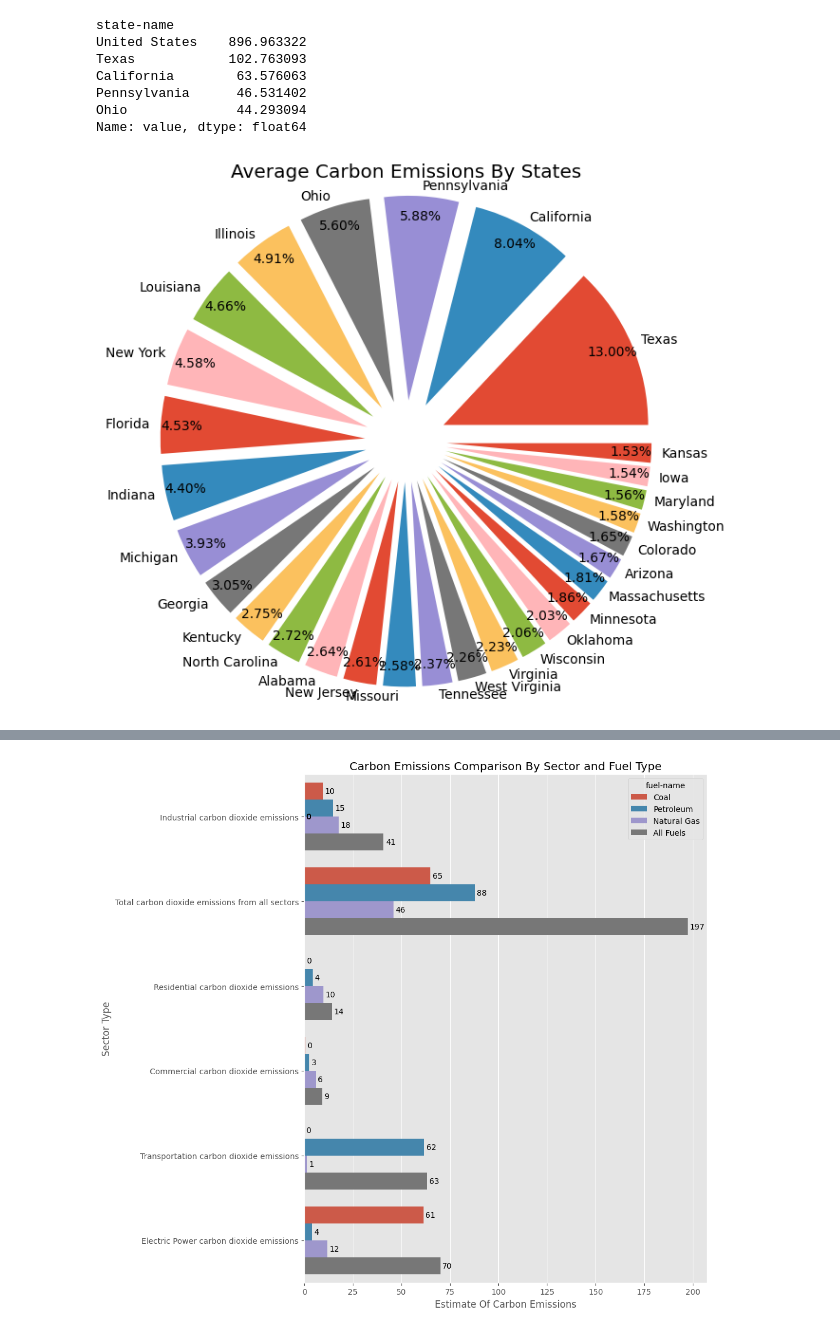
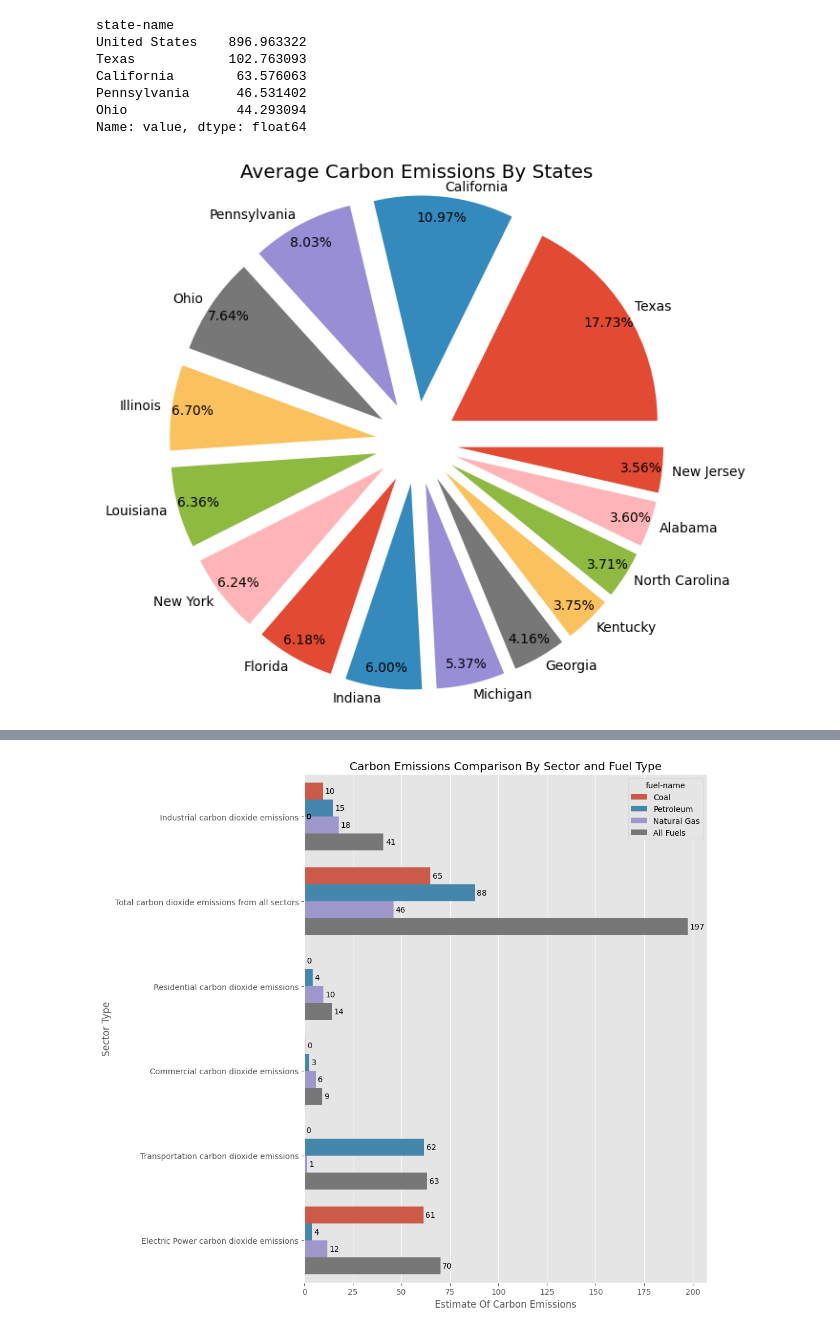
Before and after one commit to houssinekhlif/Project-1, a Jupyter notebook: CarbonEmissionsUS.ipynb, the cells around one changed output, grey strips where cells are left out. Saved outputs shown, nothing was run; the diff lists cells and outputs as text; code cells hidden in the pictures.

```diff
--- a/CarbonEmissionsUS.ipynb
+++ b/CarbonEmissionsUS.ipynb
@@ -64,8 +64,8 @@ Name: value, dtype: float64
 # %%
 plt.figure(figsize=(7,7))
 plt.style.use("ggplot")
-plt.pie(df_by_state.values[1:30],labels=df_by_state.index[1:30],explode=[.2]*29,autopct="%.2f%%",pctdistance=.9,labeldistance=1.05)
+plt.pie(df_by_state.values[1:16],labels=df_by_state.index[1:16],explode=[.2]*15,autopct="%.2f%%",pctdistance=.9,labeldistance=1.05)
 plt.title("Average Carbon Emissions By States")
 plt.show()
 # %% [output]
-[figure, old version]
+[figure, new version]
```
Also changed, not shown: parts of 8 cells of this notebook.
